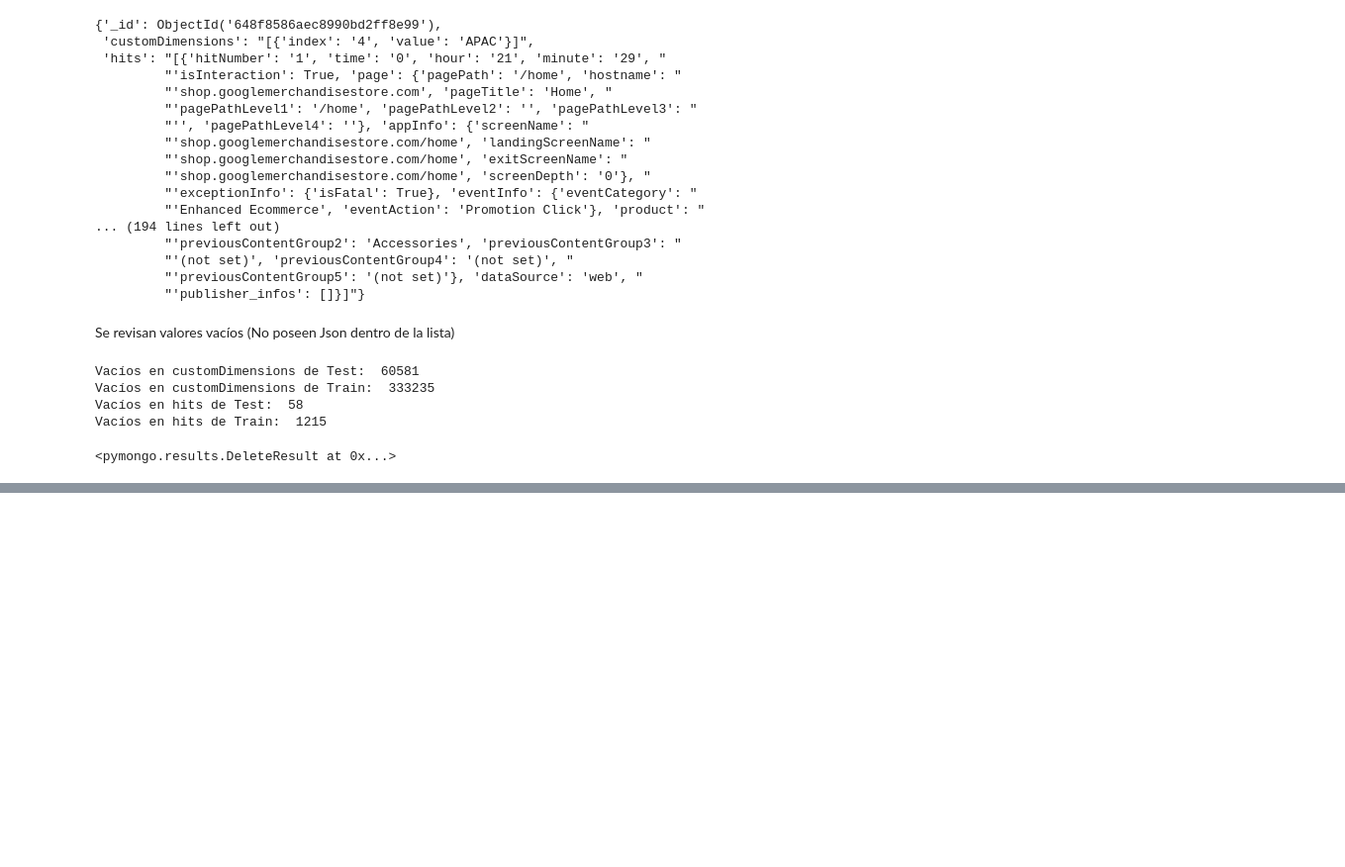
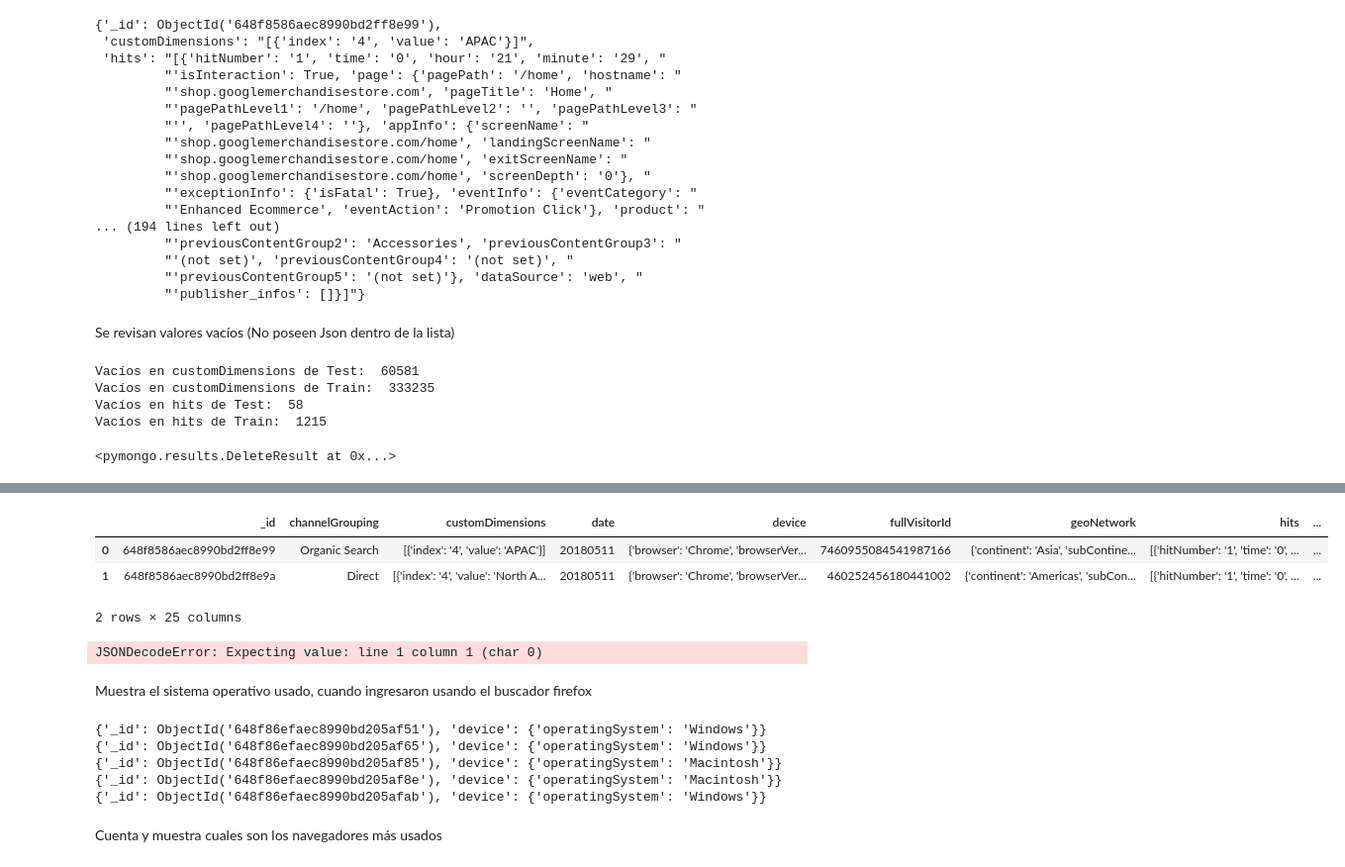
Before and after one commit to AndresF100/Projects_UNAL, a Jupyter notebook: Módulo 3/Proyecto Módulo 3.ipynb, the cells around one changed output, grey strips where cells are left out. Shown at 99% size. Drawn from its saved outputs; the diff is of its cells as text; code cells hidden in the pictures; blank space fills up the shorter version.

```diff
--- a/Módulo 3/Proyecto Módulo 3.ipynb
+++ b/Módulo 3/Proyecto Módulo 3.ipynb
@@ -291,0 +378,10 @@ base_Train.pluck('channelGrouping').frequencies().compute()
+# %%
+
+def expand_json(datos,columna):
+    a_expanded = datos[columna].apply(pd.Series)
+    a_expanded.columns = [columna + "." + col for col in a_expanded.columns]
+    print(a_expanded)
+    datos_salida = pd.concat([datos,a_expanded])
+    return
+
+expand_json(a,"geoNetwork")
@@ -291,0 +406,20 @@ base_Train.pluck('channelGrouping').frequencies().compute()
+# %%
+df_concatenated = dd.concat([a, expand_json(a,"geoNetwork")])
+# %%
+df_concatenated.head(2)
+# %% [output]
+|  | _id | channelGrouping | customDimensions | date | device | fullVisitorId | geoNetwork | hits | ... |
+| 0 | 648f8586aec8990bd2ff8e99 | Organic Search | [{'index': '4', 'value': 'APAC'}] | 20180511 | {'browser': 'Chrome', 'browserVer... | 7460955084541987166 | {'continent': 'Asia', 'subContine... | [{'hitNumber': '1', 'time': '0', ... | ... |
+| 1 | 648f8586aec8990bd2ff8e9a | Direct | [{'index': '4', 'value': 'North A... | 20180511 | {'browser': 'Chrome', 'browserVer... | 460252456180441002 | {'continent': 'Americas', 'subCon... | [{'hitNumber': '1', 'time': '0', ... | ... |
+2 rows × 25 columns
+# %%
+import json
+
+def extract_values_json(json_str, key_json):
+    datos= json.loads(json_str)
+    return datos[key_json]
+
+## consultas
+base_Test["device"]= base_Test["device"].apply(extract_values_json("device","browser"), meta=("device", "str"))
+# %% [output]
+JSONDecodeError: Expecting value: line 1 column 1 (char 0)
@@ -291,0 +428,14 @@ base_Train.pluck('channelGrouping').frequencies().compute()
+# %% [markdown]
+Muestra el sistema operativo usado, cuando ingresaron usando el buscador firefox
+# %%
+browser= collection_Train.find({"device.browser": "Firefox"},{"device.operatingSystem":1}).limit(5)
+for res in browser:
+    print(res)
+# %% [output]
+{'_id': ObjectId('648f86efaec8990bd205af51'), 'device': {'operatingSystem': 'Windows'}}
+{'_id': ObjectId('648f86efaec8990bd205af65'), 'device': {'operatingSystem': 'Windows'}}
+{'_id': ObjectId('648f86efaec8990bd205af85'), 'device': {'operatingSystem': 'Macintosh'}}
+{'_id': ObjectId('648f86efaec8990bd205af8e'), 'device': {'operatingSystem': 'Macintosh'}}
+{'_id': ObjectId('648f86efaec8990bd205afab'), 'device': {'operatingSystem': 'Windows'}}
+# %% [markdown]
+Cuenta y muestra cuales son los navegadores más usados
```
Also changed, not shown: parts of 28 cells of this notebook.
